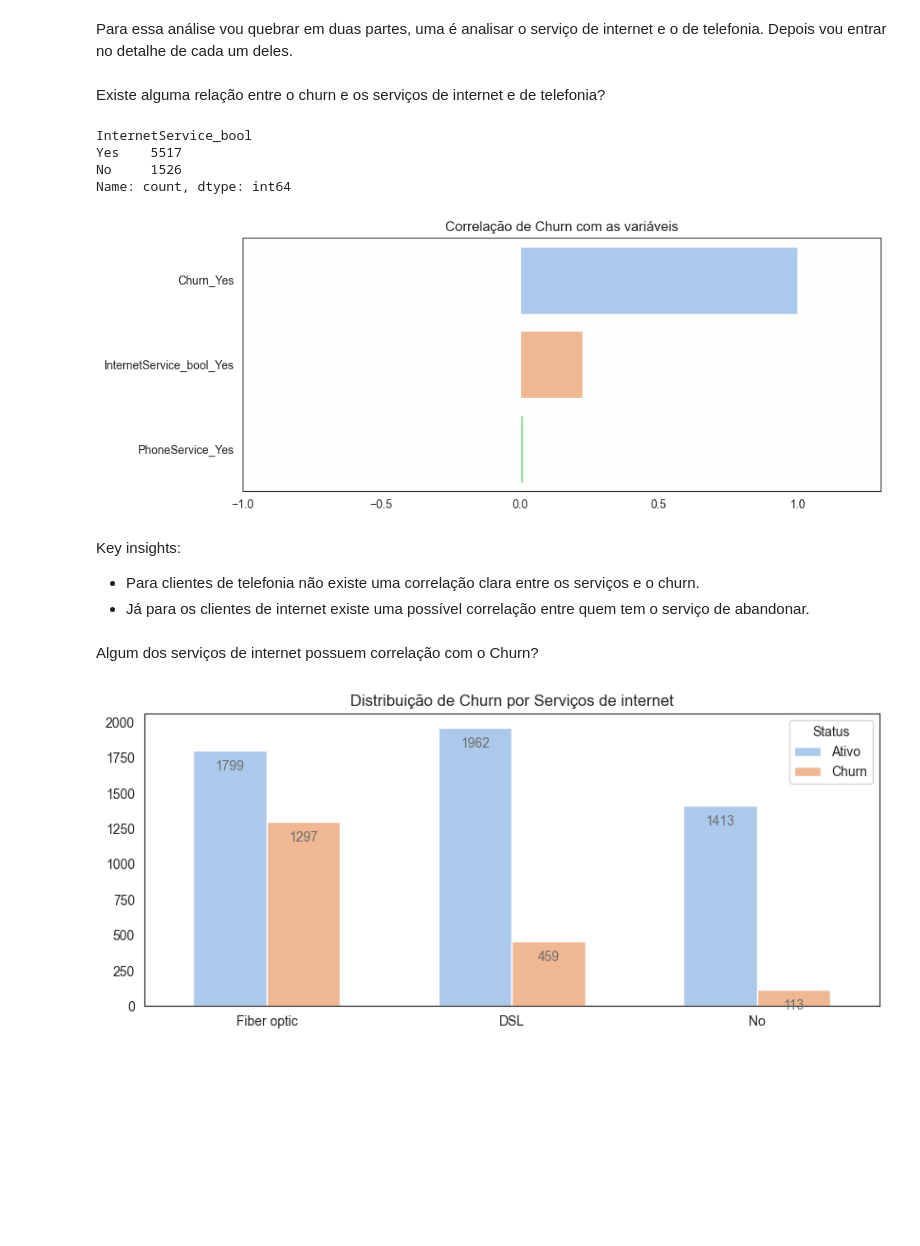
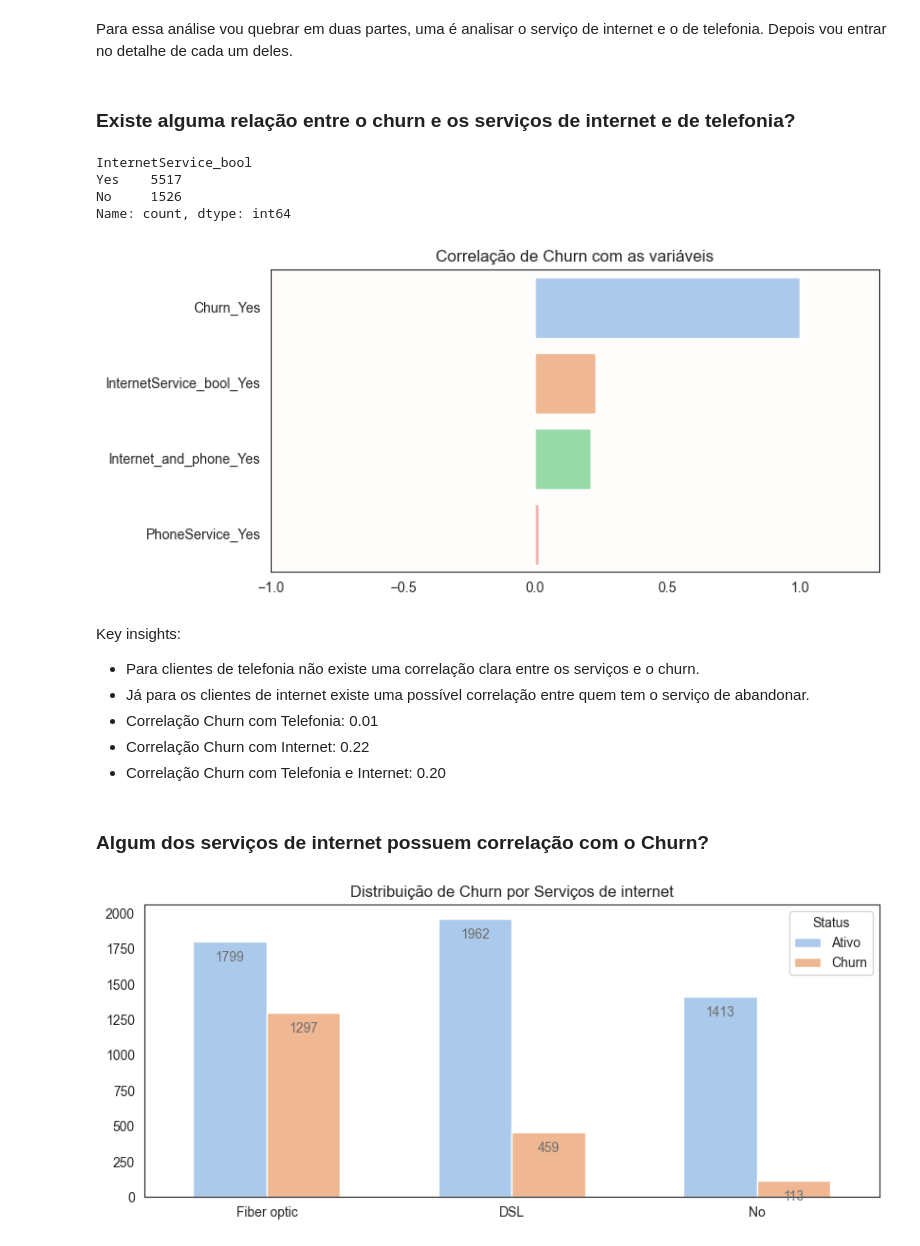
Before and after one commit to felipemayer/data_churn_analysis, a Jupyter notebook: src/churn_analysis.ipynb, the cells around one changed output. Cells and saved outputs as stored; diff of their text form; code cells hidden in the pictures; blank space fills up the shorter version.

```diff
--- a/src/churn_analysis.ipynb
+++ b/src/churn_analysis.ipynb
@@ -261,7 +261,7 @@ def correlation_matrix(data):
 
     final_corr = data_churn_categories_corr['Churn_Yes'].sort_values(ascending=False)
 
-    plt.figure(figsize=(10, 4))
+    plt.figure(figsize=(8, 4))
     ax = sns.barplot(x=final_corr.values, y=final_corr.index, palette='pastel')
     ax.set_xlim(left=-1, right=1.3)
     ax.set_facecolor('#fffcfc')
@@ -591,7 +664,7 @@ services_data = data_churn.copy()
 # %% [markdown]
 Para essa análise vou quebrar em duas partes, uma é analisar o serviço de internet e o de telefonia. Depois vou entrar no detalhe de cada um deles.
 # %% [markdown]
-Existe alguma relação entre o churn e os serviços de internet e de telefonia?
+### Existe alguma relação entre o churn e os serviços de internet e de telefonia?
 # %%
 '''
     Para essa primeira análise não quero saber qual serviço de internet o cliente tem, somente se ele tem ou não.
@@ -606,16 +679,26 @@ InternetService_bool
 Yes    5517
 No     1526
 Name: count, dtype: int64
+# %%
+# services_data['Internet_and_phone'] = demographics_data['SeniorCitizen'].apply(lambda x: 'Idoso' if x == 1 else 'Não Idoso')
+
+# if client has internet and phone
+services_data['Internet_and_phone'] = services_data['InternetService_bool'] + services_data['PhoneService']
+services_data['Internet_and_phone'] = services_data['Internet_and_phone'].apply(lambda x: 'Yes' if x == 'YesYes' else 'No')
 # %%
 correlation_matrix(services_data[['PhoneService',
                     'InternetService_bool',
+                    'Internet_and_phone',
                     'Churn']])
 # %% [output]
-[figure, old version]
+[figure, new version]
 # %% [markdown]
 Key insights:
 - Para clientes de telefonia não existe uma correlação clara entre os serviços e o churn.
 - Já para os clientes de internet existe uma possível correlação entre quem tem o serviço de abandonar.
+- Correlação Churn com Telefonia: 0.01
+- Correlação Churn com Internet: 0.22
+- Correlação Churn com Telefonia e Internet: 0.20
 # %% [markdown]
-Algum dos serviços de internet possuem correlação com o Churn?
+### Algum dos serviços de internet possuem correlação com o Churn?
 # %%
```
Also changed, not shown: parts of 64 cells of this notebook, 1 other file.
